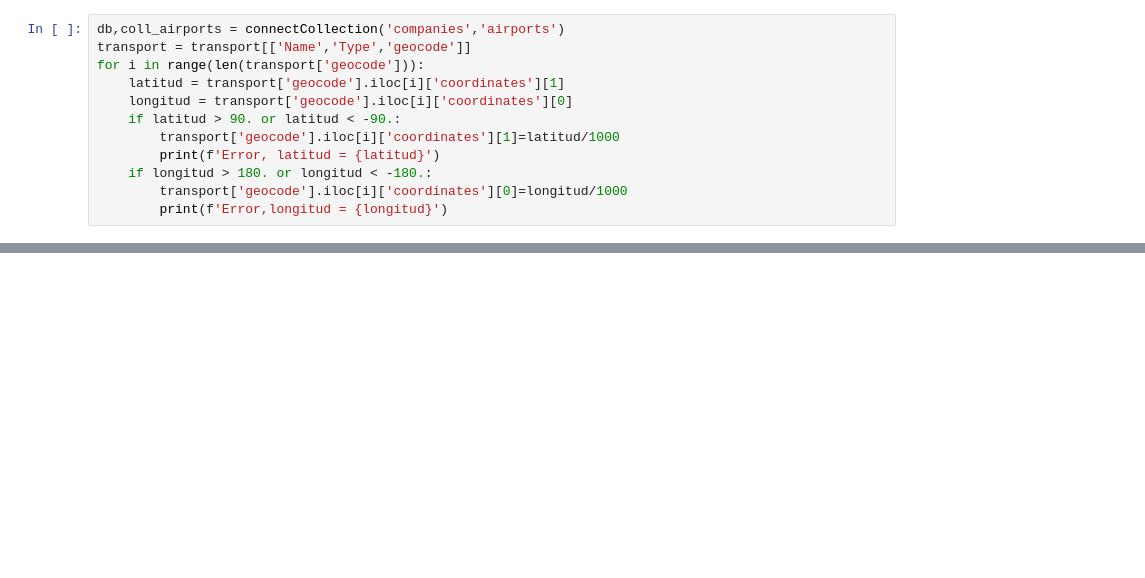
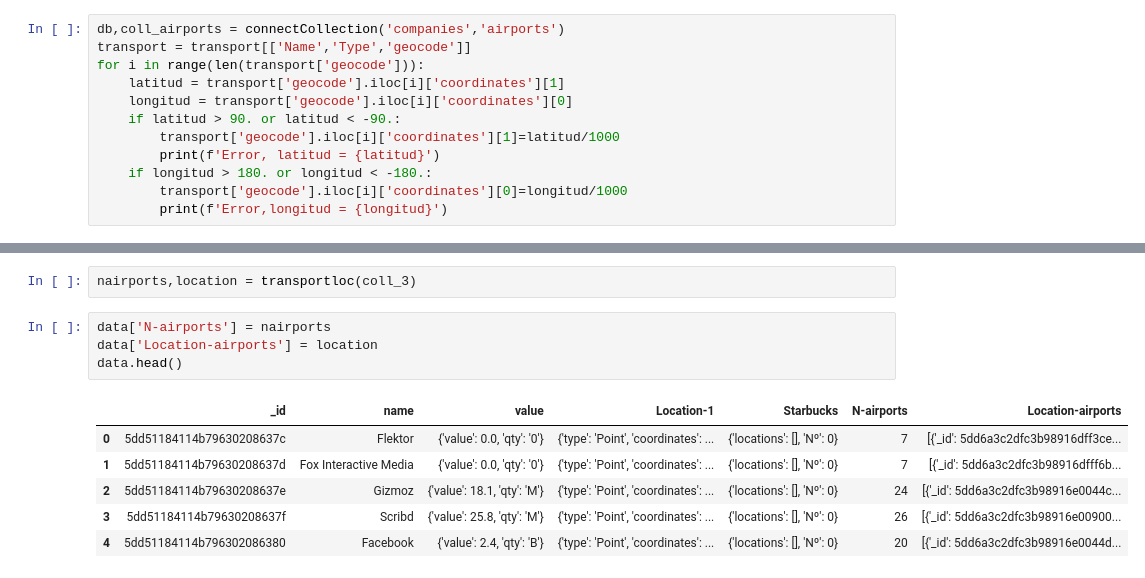
Before and after one commit to AlexMndzF/Geocoding_Project, a Jupyter notebook: test.ipynb, the cells around one changed output, grey strips where cells are left out. Drawn from its saved outputs; the diff is of its cells as text; blank space fills up the shorter version.

```diff
--- a/test.ipynb
+++ b/test.ipynb
@@ -245,0 +259,13 @@ coll_airports.create_index ([('geocode', pymongo.GEOSPHERE)])
+# %%
+nairports,location = transportloc(coll_3)
+# %%
+data['N-airports'] = nairports
+data['Location-airports'] = location
+data.head()
+# %% [output]
+|  | _id | name | value | Location-1 | Starbucks | N-airports | Location-airports |
+| 0 | 5dd51184114b79630208637c | Flektor | {'value': 0.0, 'qty': '0'} | {'type': 'Point', 'coordinates': ... | {'locations': [], 'Nº': 0} | 7 | [{'_id': 5dd6a3c2dfc3b98916dff3ce... |
+| 1 | 5dd51184114b79630208637d | Fox Interactive Media | {'value': 0.0, 'qty': '0'} | {'type': 'Point', 'coordinates': ... | {'locations': [], 'Nº': 0} | 7 | [{'_id': 5dd6a3c2dfc3b98916dfff6b... |
+| 2 | 5dd51184114b79630208637e | Gizmoz | {'value': 18.1, 'qty': 'M'} | {'type': 'Point', 'coordinates': ... | {'locations': [], 'Nº': 0} | 24 | [{'_id': 5dd6a3c2dfc3b98916e0044c... |
+| 3 | 5dd51184114b79630208637f | Scribd | {'value': 25.8, 'qty': 'M'} | {'type': 'Point', 'coordinates': ... | {'locations': [], 'Nº': 0} | 26 | [{'_id': 5dd6a3c2dfc3b98916e00900... |
+| 4 | 5dd51184114b796302086380 | Facebook | {'value': 2.4, 'qty': 'B'} | {'type': 'Point', 'coordinates': ... | {'locations': [], 'Nº': 0} | 20 | [{'_id': 5dd6a3c2dfc3b98916e0044d... |
```
Also changed, not shown: parts of 5 cells of this notebook.
